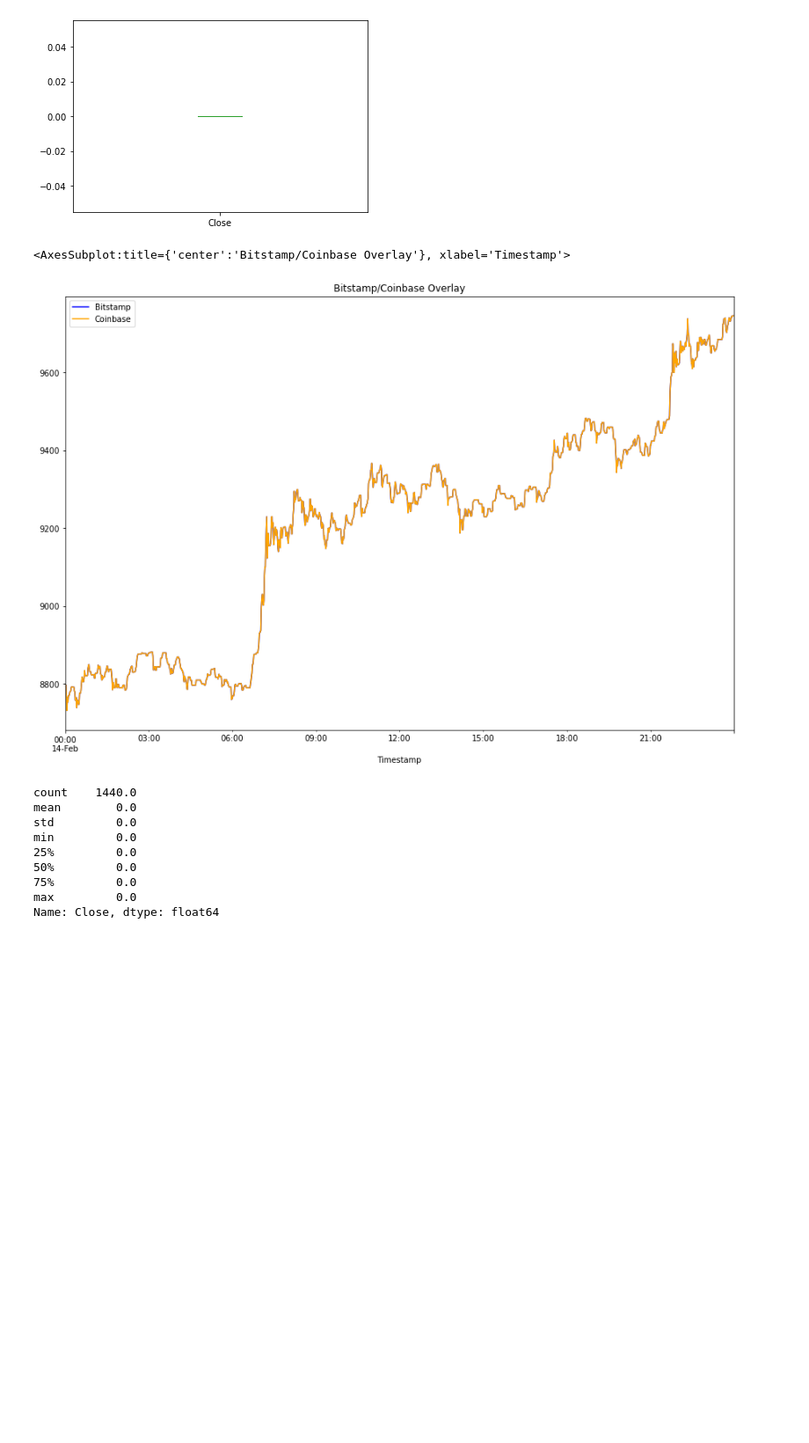
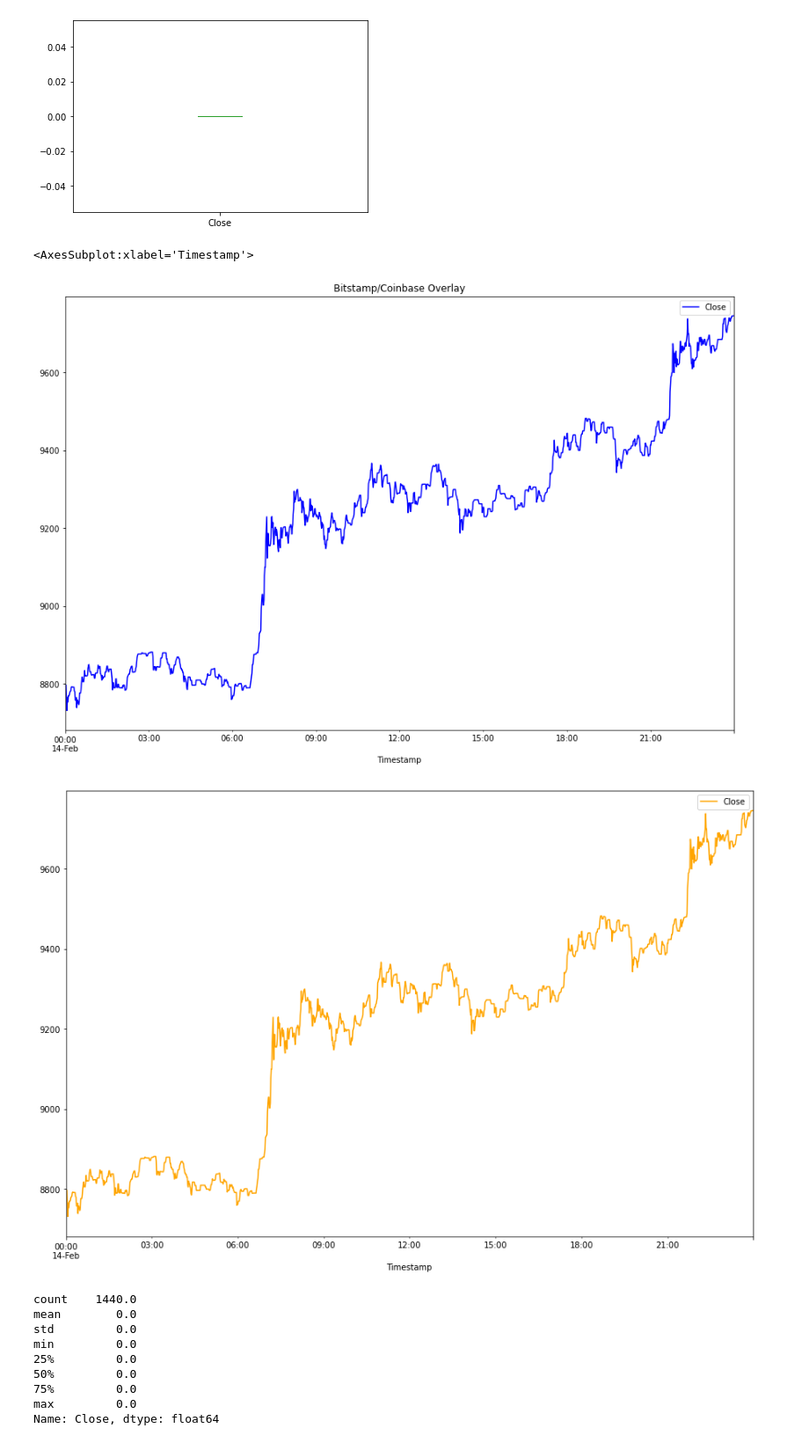
Before and after one commit to leonjd9/CryptoarbitrageC3, a Jupyter notebook: crypto_arbitrage.ipynb, the cells around one changed output. Shown at 88% size. Saved outputs shown, nothing was run; the diff lists cells and outputs as text; code cells hidden in the pictures; blank space fills up the shorter version.

```diff
--- a/crypto_arbitrage.ipynb
+++ b/crypto_arbitrage.ipynb
@@ -400,11 +426,12 @@ arbitrage_spread_early.plot.box()
 # %%
 # Create an overlay plot that visualizes the two dataframes over a period of one day from the middle of the dataset.
 # Be sure that the plots include the parameters `legend`, `figsize`, `title`, `color` and `label`
-bitstamp_df.loc[:,'Close'].loc['2018-02-14'].plot(legend=True, figsize=(15, 10), title="Bitstamp/Coinbase Overlay", color="blue", label="Bitstamp")
-coinbase_df.loc[:,'Close'].loc['2018-02-14'].plot(legend=True, figsize=(15, 10), color="orange", label="Coinbase")
+bitstamp_df.loc[:,['Close']].loc['2018-02-14'].plot(legend=True, figsize=(15, 10), title="Bitstamp/Coinbase Overlay", color="blue", label="Bitstamp")
+coinbase_df.loc[:,['Close']].loc['2018-02-14'].plot(legend=True, figsize=(15, 10), color="orange", label="Coinbase")
 # %% [output]
-<AxesSubplot:title={'center':'Bitstamp/Coinbase Overlay'}, xlabel='Timestamp'>
+<AxesSubplot:xlabel='Timestamp'>
-[figure, old version]
+[figure, new version]
+[figure, added]
 # %%
 # Using the date in the middle that you have selected, calculate the arbitrage spread
 # by subtracting the bitstamp lower closing prices from the coinbase higher closing prices
```
Also changed, not shown: parts of 13 cells of this notebook.
